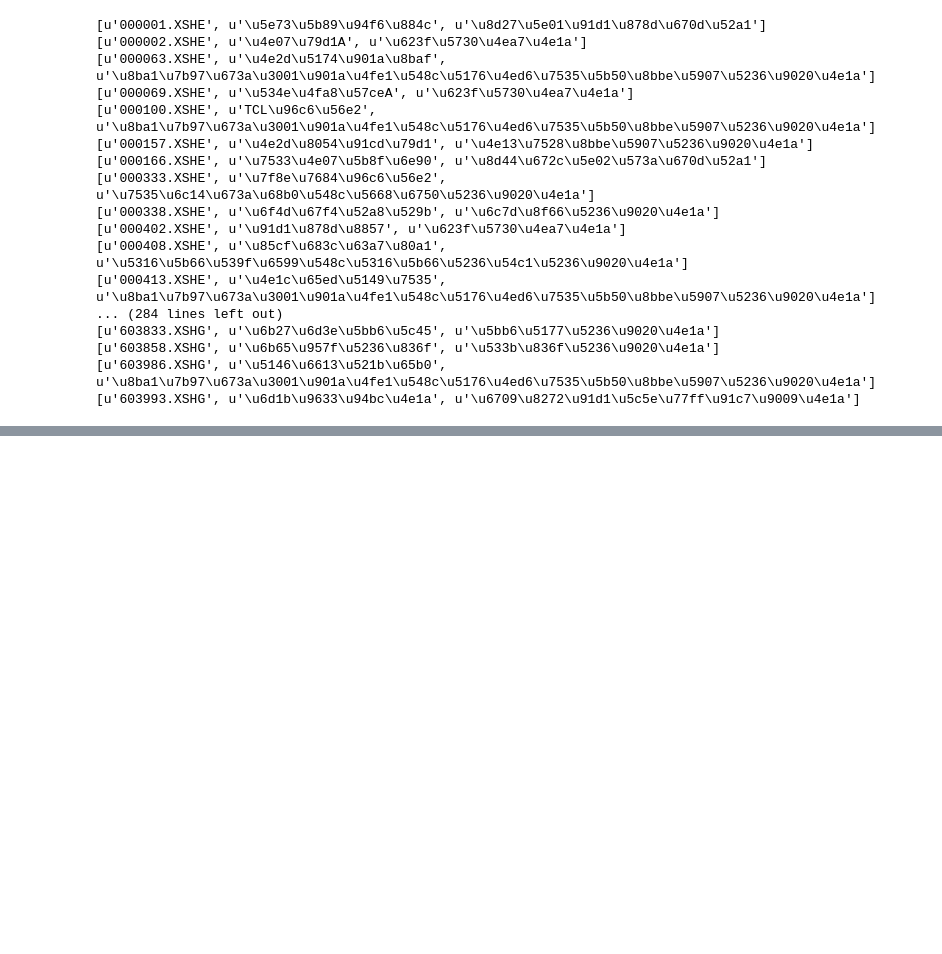
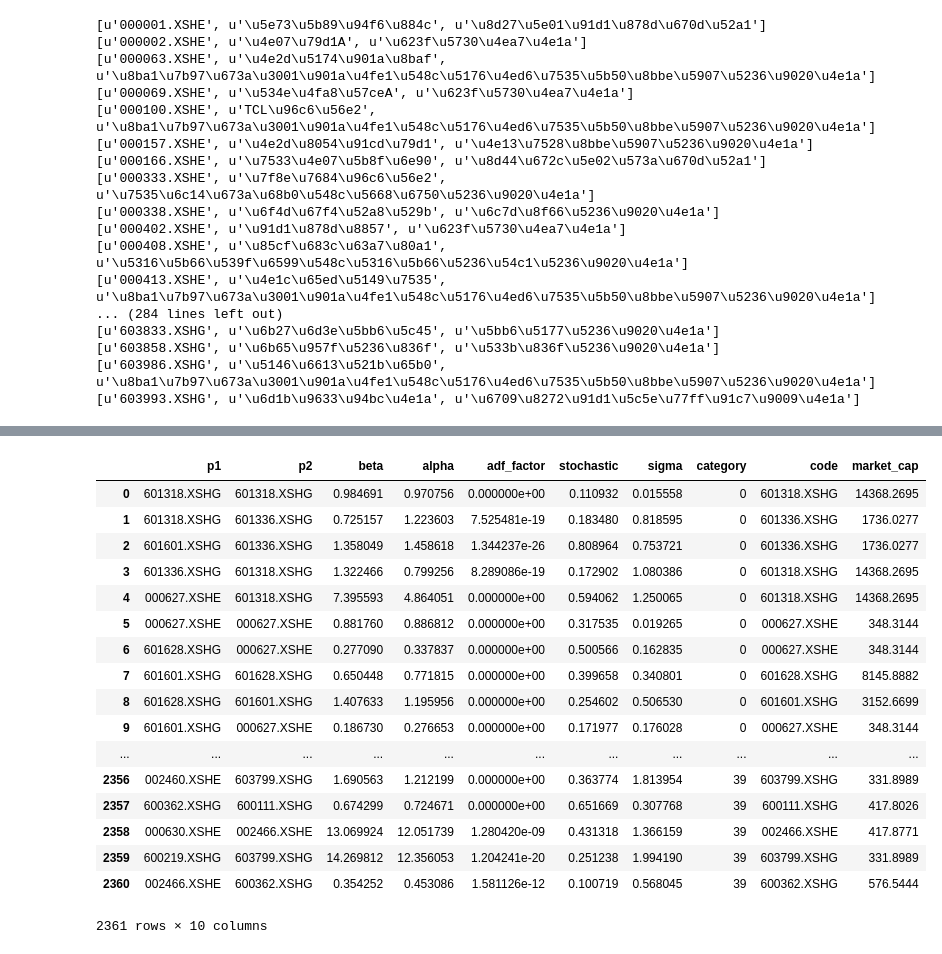
Before and after one commit to RufusTang/AR, a Jupyter notebook: Get_Index_Stock.ipynb, the cells around one changed output, grey strips where cells are left out. Saved outputs shown, nothing was run; the diff lists cells and outputs as text; code cells hidden in the pictures; blank space fills up the shorter version.

```diff
--- a/Get_Index_Stock.ipynb
+++ b/Get_Index_Stock.ipynb
@@ -75,0 +80,3 @@ Stock_Info.to_csv("Industry_info.csv")
+# %%
+pair_info_pd = pd.read_csv("pair_total.csv",index_col = 0)
+pair_info_pd
@@ -75,0 +102,34 @@ Stock_Info.to_csv("Industry_info.csv")
+# %%
+query_date = '2019-4-1'
+
+# 查询列表中的的所有市值数据, 时间是2019-4-1
+q = query(
+    valuation.code,
+
+    valuation.market_cap
+).filter(
+     valuation.code.in_(list(pair_info_pd['p2']))
+)
+market_cap_pd = get_fundamentals(q, query_date)
+# %%
+data_merge_pd = pd.merge(pair_info_pd,market_cap_pd,how='left',left_on = 'p2',right_on = 'code')
+data_merge_pd
+# %% [output]
+|  | p1 | p2 | beta | alpha | adf_factor | stochastic | sigma | category | code | market_cap |
+| 0 | 601318.XSHG | 601318.XSHG | 0.984691 | 0.970756 | 0.000000e+00 | 0.110932 | 0.015558 | 0 | 601318.XSHG | 14368.2695 |
+| 1 | 601318.XSHG | 601336.XSHG | 0.725157 | 1.223603 | 7.525481e-19 | 0.183480 | 0.818595 | 0 | 601336.XSHG | 1736.0277 |
+| 2 | 601601.XSHG | 601336.XSHG | 1.358049 | 1.458618 | 1.344237e-26 | 0.808964 | 0.753721 | 0 | 601336.XSHG | 1736.0277 |
+| 3 | 601336.XSHG | 601318.XSHG | 1.322466 | 0.799256 | 8.289086e-19 | 0.172902 | 1.080386 | 0 | 601318.XSHG | 14368.2695 |
+| 4 | 000627.XSHE | 601318.XSHG | 7.395593 | 4.864051 | 0.000000e+00 | 0.594062 | 1.250065 | 0 | 601318.XSHG | 14368.2695 |
+| 5 | 000627.XSHE | 000627.XSHE | 0.881760 | 0.886812 | 0.000000e+00 | 0.317535 | 0.019265 | 0 | 000627.XSHE | 348.3144 |
+| 6 | 601628.XSHG | 000627.XSHE | 0.277090 | 0.337837 | 0.000000e+00 | 0.500566 | 0.162835 | 0 | 000627.XSHE | 348.3144 |
+| 7 | 601601.XSHG | 601628.XSHG | 0.650448 | 0.771815 | 0.000000e+00 | 0.399658 | 0.340801 | 0 | 601628.XSHG | 8145.8882 |
+| 8 | 601628.XSHG | 601601.XSHG | 1.407633 | 1.195956 | 0.000000e+00 | 0.254602 | 0.506530 | 0 | 601601.XSHG | 3152.6699 |
+| 9 | 601601.XSHG | 000627.XSHE | 0.186730 | 0.276653 | 0.000000e+00 | 0.171977 | 0.176028 | 0 | 000627.XSHE | 348.3144 |
+| ... | ... | ... | ... | ... | ... | ... | ... | ... | ... | ... |
+| 2356 | 002460.XSHE | 603799.XSHG | 1.690563 | 1.212199 | 0.000000e+00 | 0.363774 | 1.813954 | 39 | 603799.XSHG | 331.8989 |
+| 2357 | 600362.XSHG | 600111.XSHG | 0.674299 | 0.724671 | 0.000000e+00 | 0.651669 | 0.307768 | 39 | 600111.XSHG | 417.8026 |
+| 2358 | 000630.XSHE | 002466.XSHE | 13.069924 | 12.051739 | 1.280420e-09 | 0.431318 | 1.366159 | 39 | 002466.XSHE | 417.8771 |
+| 2359 | 600219.XSHG | 603799.XSHG | 14.269812 | 12.356053 | 1.204241e-20 | 0.251238 | 1.994190 | 39 | 603799.XSHG | 331.8989 |
+| 2360 | 002466.XSHE | 600362.XSHG | 0.354252 | 0.453086 | 1.581126e-12 | 0.100719 | 0.568045 | 39 | 600362.XSHG | 576.5444 |
+2361 rows × 10 columns
```
Also changed, not shown: parts of 4 cells of this notebook.
